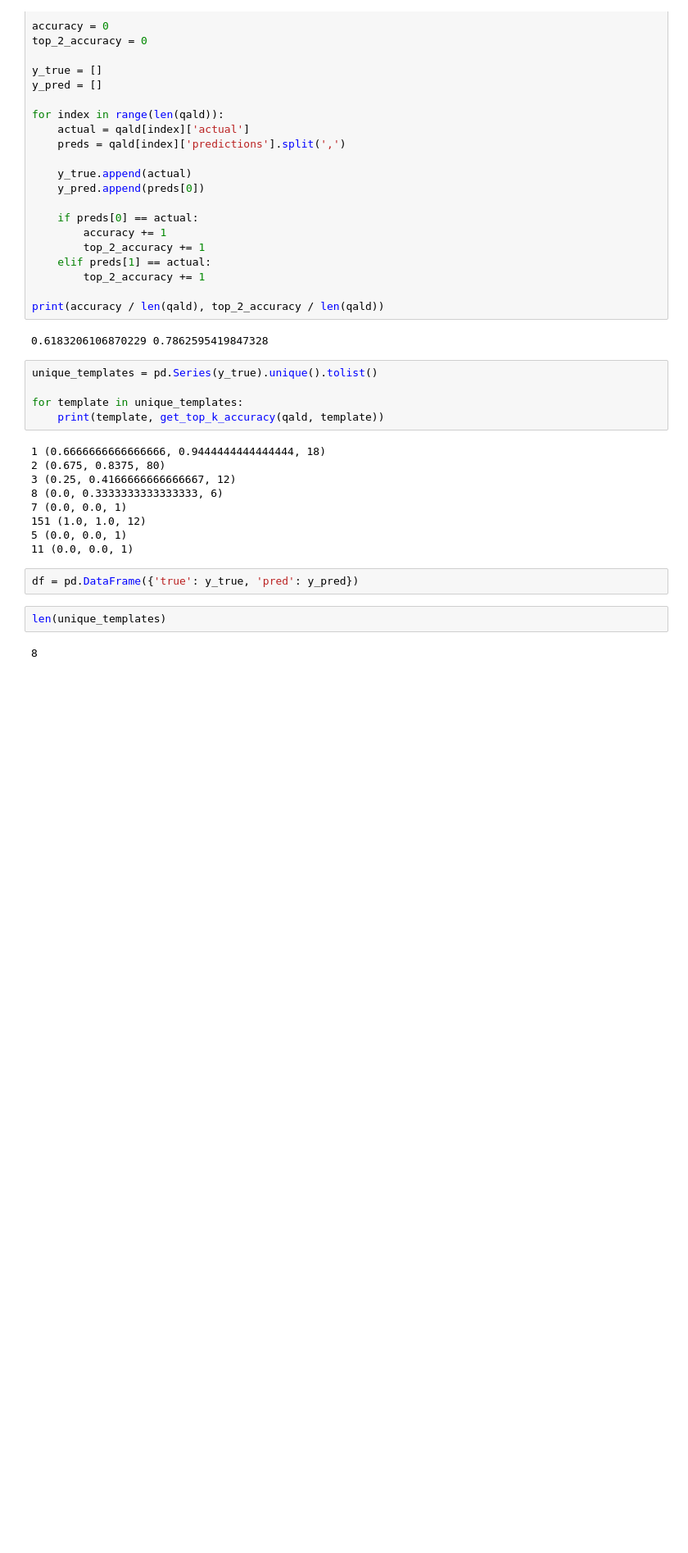
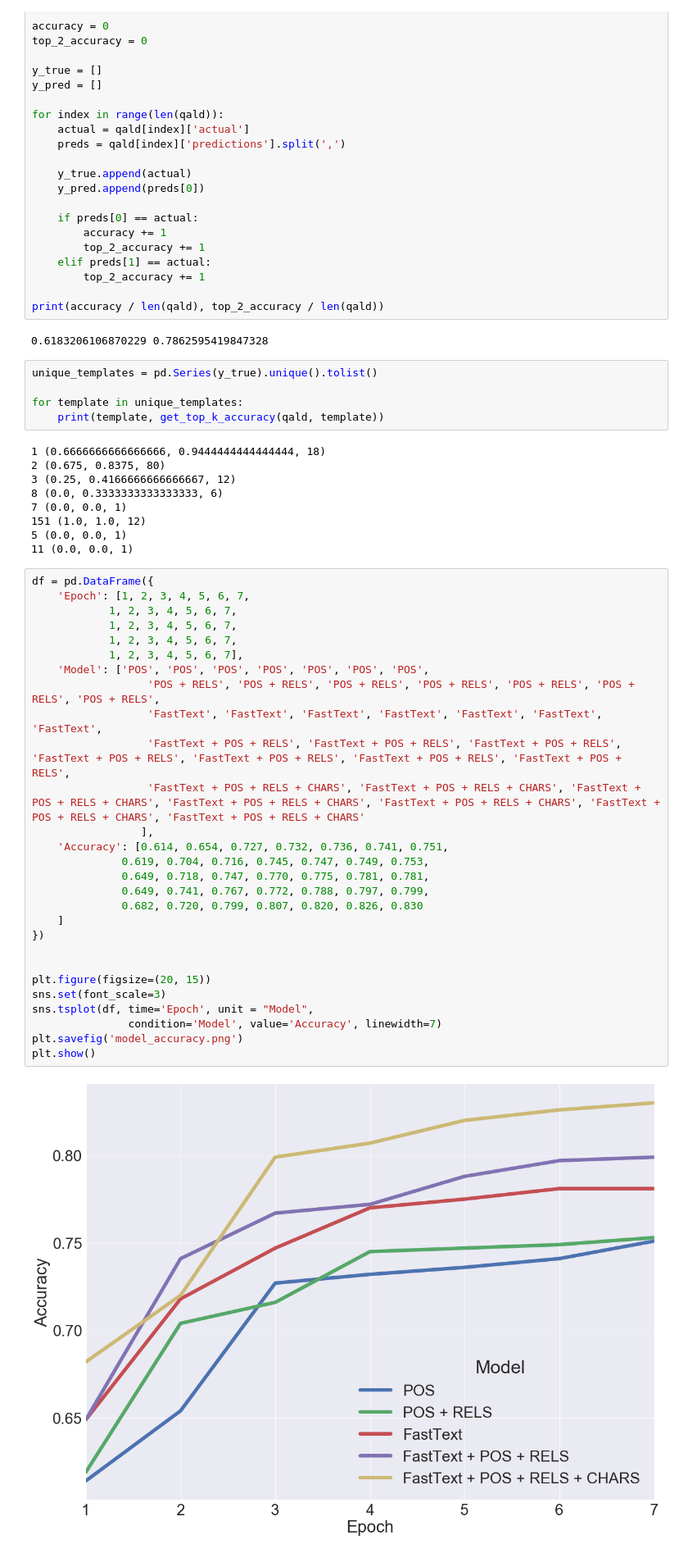
Before and after one commit to ram-g-athreya/RNN-Question-Answering, a Jupyter notebook: analysis.ipynb, the cells around one changed output. Shown at 82% size. Drawn from its saved outputs; the diff is of its cells as text; blank space fills up the shorter version.

```diff
--- a/analysis.ipynb
+++ b/analysis.ipynb
@@ -287,9 +287,33 @@ for template in unique_templates:
 151 (1.0, 1.0, 12)
 5 (0.0, 0.0, 1)
 11 (0.0, 0.0, 1)
-# %%
-df = pd.DataFrame({'true': y_true, 'pred': y_pred})
-# %%
-len(unique_templates)
-# %% [output]
-8
+# %%
+df = pd.DataFrame({
+    'Epoch': [1, 2, 3, 4, 5, 6, 7,
+            1, 2, 3, 4, 5, 6, 7,
+            1, 2, 3, 4, 5, 6, 7,
+            1, 2, 3, 4, 5, 6, 7,
+            1, 2, 3, 4, 5, 6, 7],
+    'Model': ['POS', 'POS', 'POS', 'POS', 'POS', 'POS', 'POS',
+                  'POS + RELS', 'POS + RELS', 'POS + RELS', 'POS + RELS', 'POS + RELS', 'POS + RELS', 'POS + RELS',
+                  'FastText', 'FastText', 'FastText', 'FastText', 'FastText', 'FastText', 'FastText',
+                  'FastText + POS + RELS', 'FastText + POS + RELS', 'FastText + POS + RELS', 'FastText + POS + RELS', 'FastText + POS + RELS', 'FastText + POS + RELS', 'FastText + POS + RELS',
+                  'FastText + POS + RELS + CHARS', 'FastText + POS + RELS + CHARS', 'FastText + POS + RELS + CHARS', 'FastText + POS + RELS + CHARS', 'FastText + POS + RELS + CHARS', 'FastText + POS + RELS + CHARS', 'FastText + POS + RELS + CHARS'
+                 ],
+    'Accuracy': [0.614, 0.654, 0.727, 0.732, 0.736, 0.741, 0.751,
+              0.619, 0.704, 0.716, 0.745, 0.747, 0.749, 0.753,
+              0.649, 0.718, 0.747, 0.770, 0.775, 0.781, 0.781,
+              0.649, 0.741, 0.767, 0.772, 0.788, 0.797, 0.799,
+              0.682, 0.720, 0.799, 0.807, 0.820, 0.826, 0.830
+    ]
+})
+
+
+plt.figure(figsize=(20, 15))
+sns.set(font_scale=3)
+sns.tsplot(df, time='Epoch', unit = "Model",
+               condition='Model', value='Accuracy', linewidth=7)
+plt.savefig('model_accuracy.png')
+plt.show()
+# %% [output]
+[figure, added]
```
Also changed, not shown: parts of 3 cells of this notebook, 4 other files.
